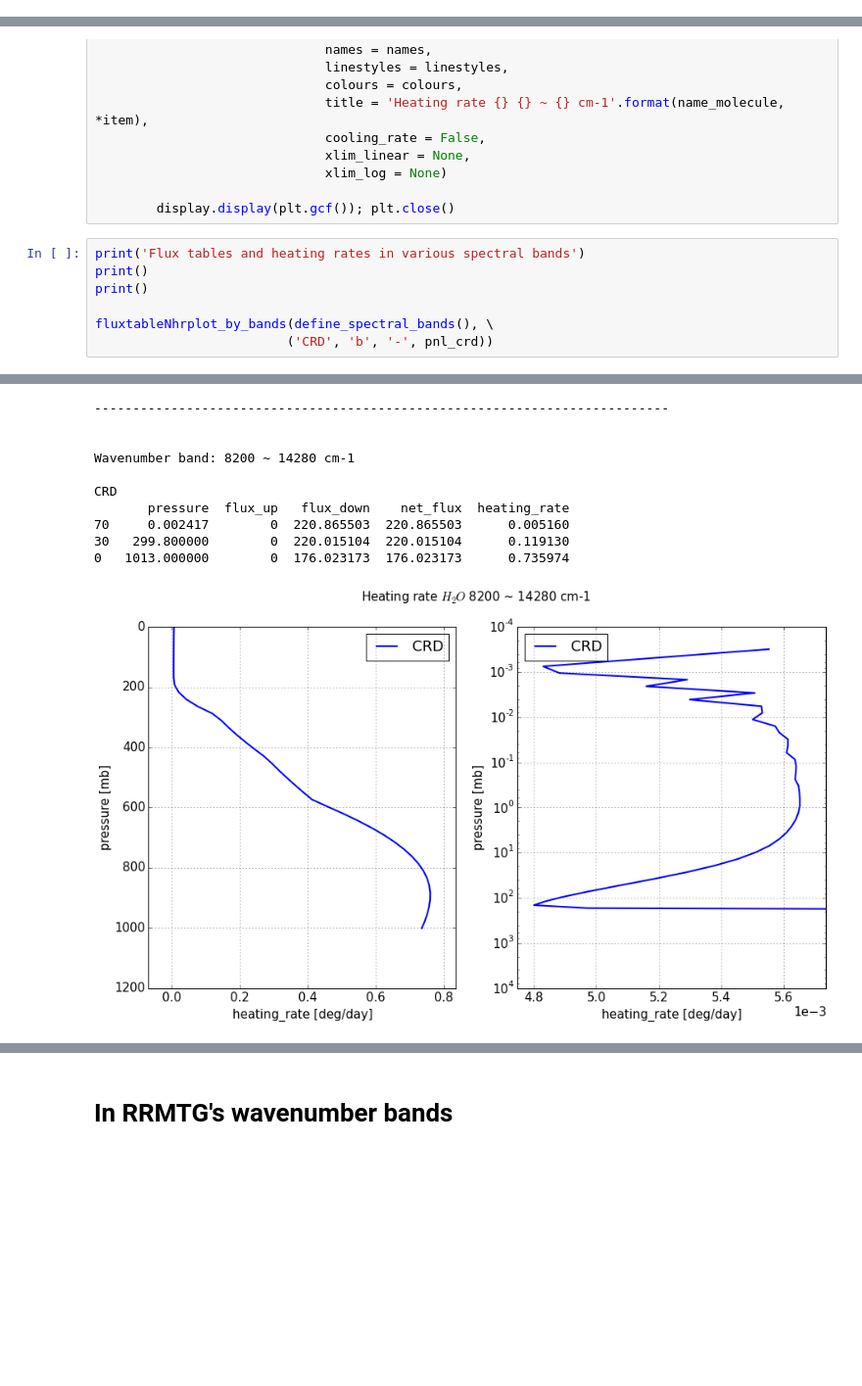
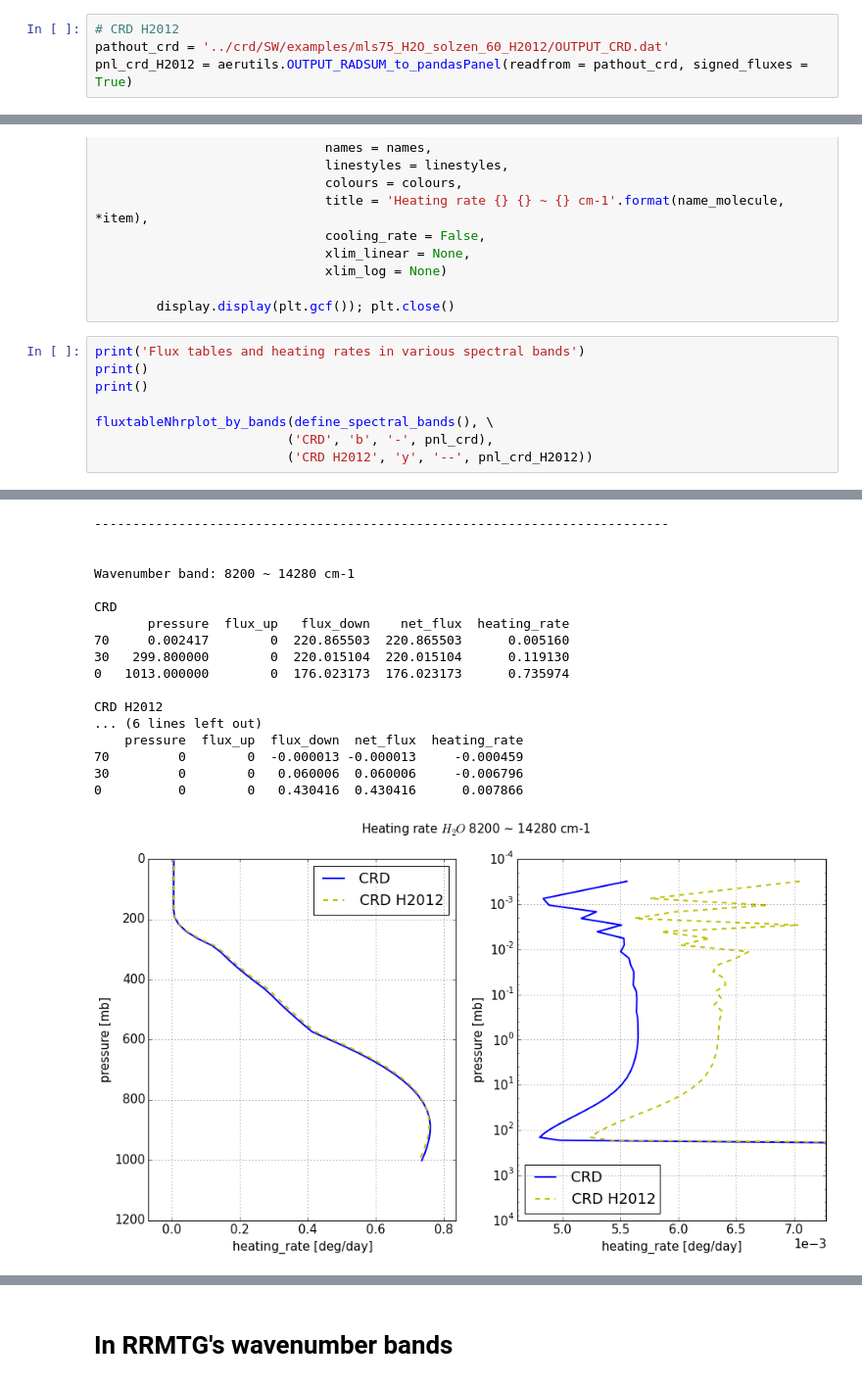
Before and after one commit to qAp/offline_radiation_notebooks, a Jupyter notebook: shortwave_mls_H2O_tmp.ipynb, the cells around one changed output, grey strips where cells are left out. Shown at 98% size. Cells and saved outputs as stored; diff of their text form; blank space fills up the shorter version.

```diff
--- a/shortwave_mls_H2O_tmp.ipynb
+++ b/shortwave_mls_H2O_tmp.ipynb
@@ -42,5 +44,9 @@ name_molecule = r'$H_{2}O$'
 pathout_crd = '/nuwa_cluster/home/jackyu/radiation/crd/SW/examples/mls75_H2O/OUTPUT_CRD.dat'
 pnl_crd = aerutils.OUTPUT_RADSUM_to_pandasPanel(readfrom = pathout_crd, signed_fluxes = True)
+# %%
+# CRD H2012
+pathout_crd = '../crd/SW/examples/mls75_H2O_solzen_60_H2012/OUTPUT_CRD.dat'
+pnl_crd_H2012 = aerutils.OUTPUT_RADSUM_to_pandasPanel(readfrom = pathout_crd, signed_fluxes = True)
 # %%
 # Load CLIRAD results
 pathout_clirad = '/nuwa_cluster/home/jackyu/radiation/clirad/SW/examples/mls75_H2O/OUTPUT_CLIRAD.dat'
@@ -163,7 +174,8 @@ print()
 print()
 
 fluxtableNhrplot_by_bands(define_spectral_bands(), \
-                         ('CRD', 'b', '-', pnl_crd))
+                         ('CRD', 'b', '-', pnl_crd),
+                         ('CRD H2012', 'y', '--', pnl_crd_H2012))
 # %% [output]
 Flux tables and heating rates in various spectral bands
 
@@ -193,14 +216,21 @@ CRD
 ---------------------------------------------------------------------------
 
 
 Wavenumber band: 8200 ~ 14280 cm-1
 
 CRD
        pressure  flux_up   flux_down    net_flux  heating_rate
 70     0.002417        0  220.865503  220.865503      0.005160
 30   299.800000        0  220.015104  220.015104      0.119130
 0   1013.000000        0  176.023173  176.023173      0.735974
+
+CRD H2012
+... (6 lines left out)
+    pressure  flux_up  flux_down  net_flux  heating_rate
+70         0        0  -0.000013 -0.000013     -0.000459
+30         0        0   0.060006  0.060006     -0.006796
+0          0        0   0.430416  0.430416      0.007866
-[figure, old version]
+[figure, new version]
 ---------------------------------------------------------------------------
 
 
```
Also changed, not shown: parts of 8 cells of this notebook.
